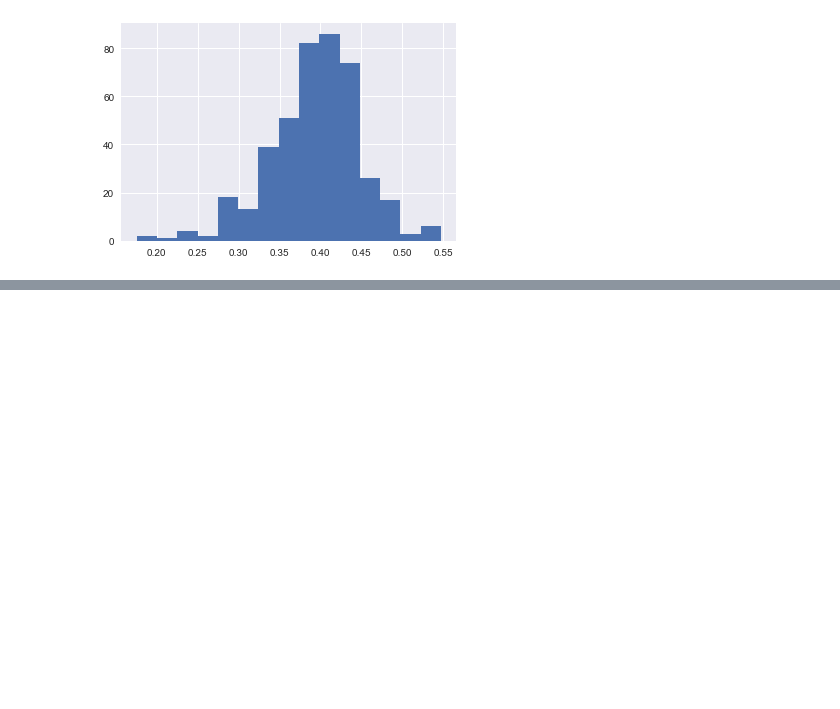
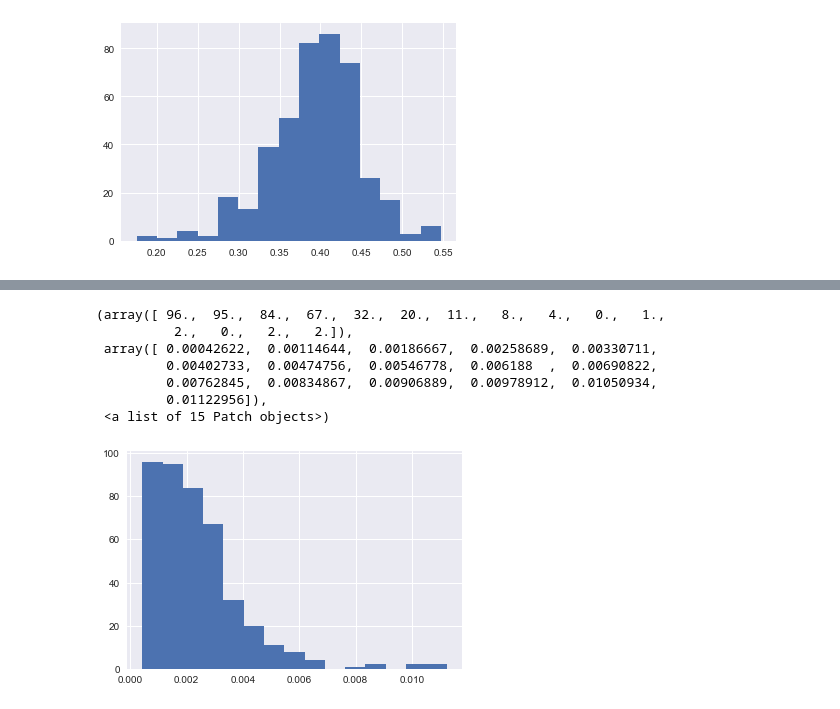
Before and after one commit to Zelich/HSE_tasks, a Jupyter notebook: Seti_Project1.ipynb, the cells around one changed output, grey strips where cells are left out. Cells and saved outputs as stored; diff of their text form; code cells hidden in the pictures; blank space fills up the shorter version.

```diff
--- a/Seti_Project1.ipynb
+++ b/Seti_Project1.ipynb
@@ -234,0 +253,2 @@ plt.hist(list(cc.values()), bins=15)
+# %%
+pr = nx.pagerank(G)
@@ -234,0 +273,11 @@ plt.hist(list(cc.values()), bins=15)
+# %%
+plt.hist(list(pr.values()), bins=15)
+# %% [output]
+(array([ 96.,  95.,  84.,  67.,  32.,  20.,  11.,   8.,   4.,   0.,   1.,
+          2.,   0.,   2.,   2.]),
+ array([ 0.00042622,  0.00114644,  0.00186667,  0.00258689,  0.00330711,
+         0.00402733,  0.00474756,  0.00546778,  0.006188  ,  0.00690822,
+         0.00762845,  0.00834867,  0.00906889,  0.00978912,  0.01050934,
+         0.01122956]),
+ <a list of 15 Patch objects>)
+[figure, added]
```
Also changed, not shown: parts of 70 cells of this notebook.
